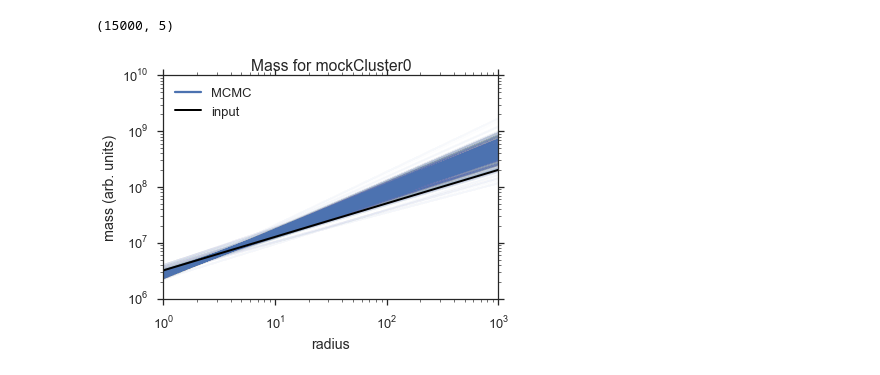
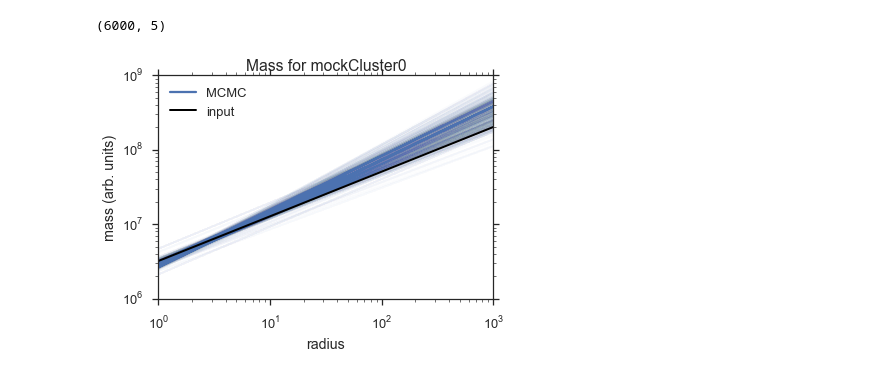
Before and after one commit to ondrejiayc/PH366_final_project, a Jupyter notebook: massProfileGeneration.ipynb, the cells around one changed output. Cells and saved outputs as stored; diff of their text form; code cells hidden in the pictures.

```diff
--- a/massProfileGeneration.ipynb
+++ b/massProfileGeneration.ipynb
@@ -20,34 +20,34 @@ l_blue = current_palette[5]
 
 %matplotlib inline
 # %%
-chainName = 'chain_conMock0_15000steps.npy'
+chainName = 'chain_conMock0_6000steps.npy'
 #chainName = 'chain_conMock5_6000steps.npy'
 
 chain = np.load(chainName)
 print chain.shape
 # %% [output]
-(15000, 5)
+(6000, 5)
 # %%
 radii = np.logspace(0,3,20)
 
 def generateMassProfile(radii,sigma0,m,k):
     return -radii*(sigma0*radii**(-m))**2*(-k-m)
 
-for i in chain[12999:13000]:
+for i in chain[4999:5000]:
     plt.plot(radii,generateMassProfile(radii,i[2],i[3],i[1]),color=blue,label='MCMC')
 
-for i in chain[13000:]:
+for i in chain[5000:]:
     plt.plot(radii,generateMassProfile(radii,i[2],i[3],i[1]),alpha=0.01,color=blue)
 
 plt.plot(radii,generateMassProfile(radii,1000,0.2,3),'k-',lw=2,label='input')
 
 plt.xscale('log')
 plt.yscale('log')
 plt.xlabel('radius')
 plt.legend(loc='upper left')
 plt.ylabel('mass (arb. units)')
 plt.title('Mass for mockCluster0')
 
 plt.savefig('massMock0.png',dpi=300,bbox_inches='tight',pad_inches=0.2)
 # %% [output]
-[figure, old version]
+[figure, new version]
```
Also changed, not shown: parts of 1 cell of this notebook, 2 other files.
